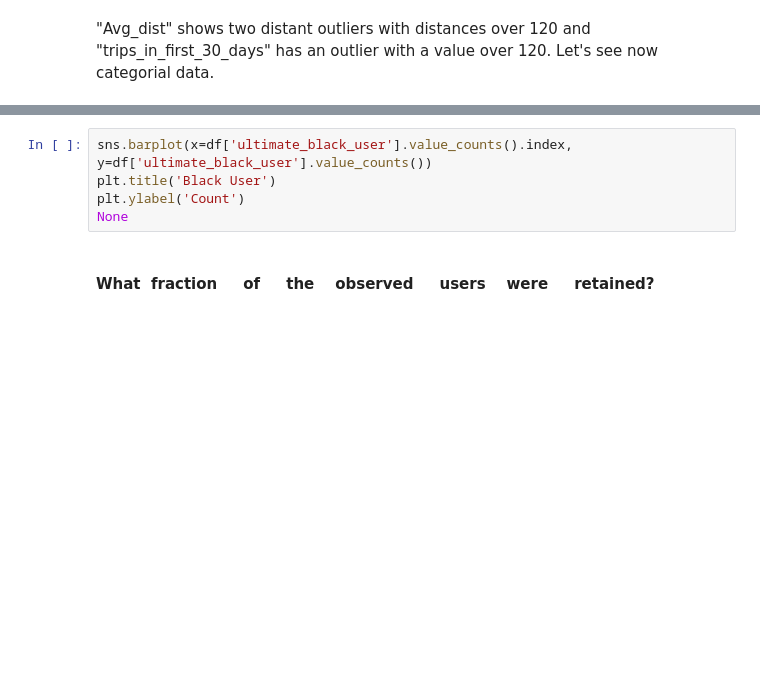
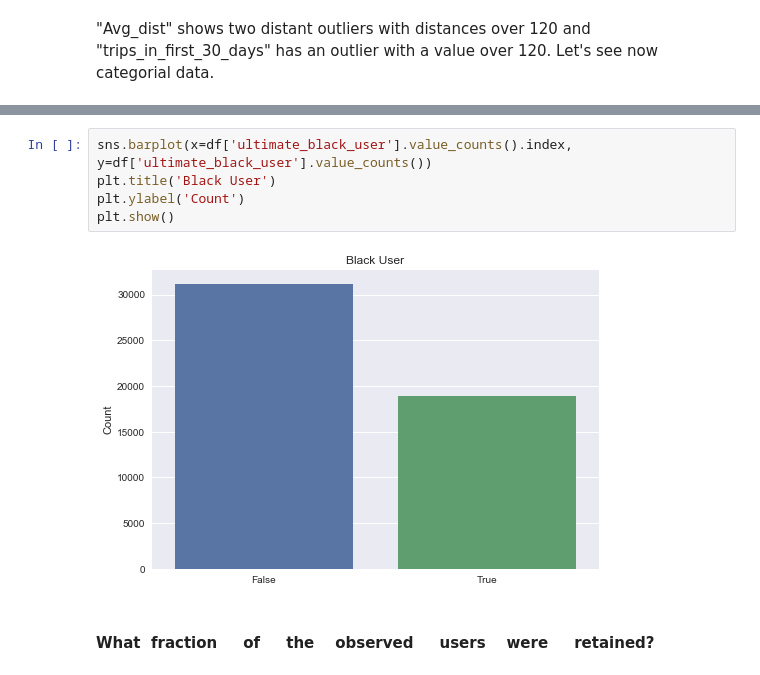
Before and after one commit to gpguerra7/Springboard-Exercises, a Jupyter notebook: ultimate_challenge/Ultimate Challenge.ipynb, the cells around one changed output, grey strips where cells are left out. Cells and saved outputs as stored; diff of their text form; blank space fills up the shorter version.

```diff
--- a/ultimate_challenge/Ultimate Challenge.ipynb
+++ b/ultimate_challenge/Ultimate Challenge.ipynb
@@ -372,8 +389,10 @@ None
 # %%
 sns.barplot(x=df['ultimate_black_user'].value_counts().index, y=df['ultimate_black_user'].value_counts())
 plt.title('Black User')
 plt.ylabel('Count')
-None
+plt.show()
+# %% [output]
+[figure, added]
 # %% [markdown]
 #### What  fraction     of     the    observed     users    were     retained?
 # %%
```
Also changed, not shown: parts of 16 cells of this notebook.
